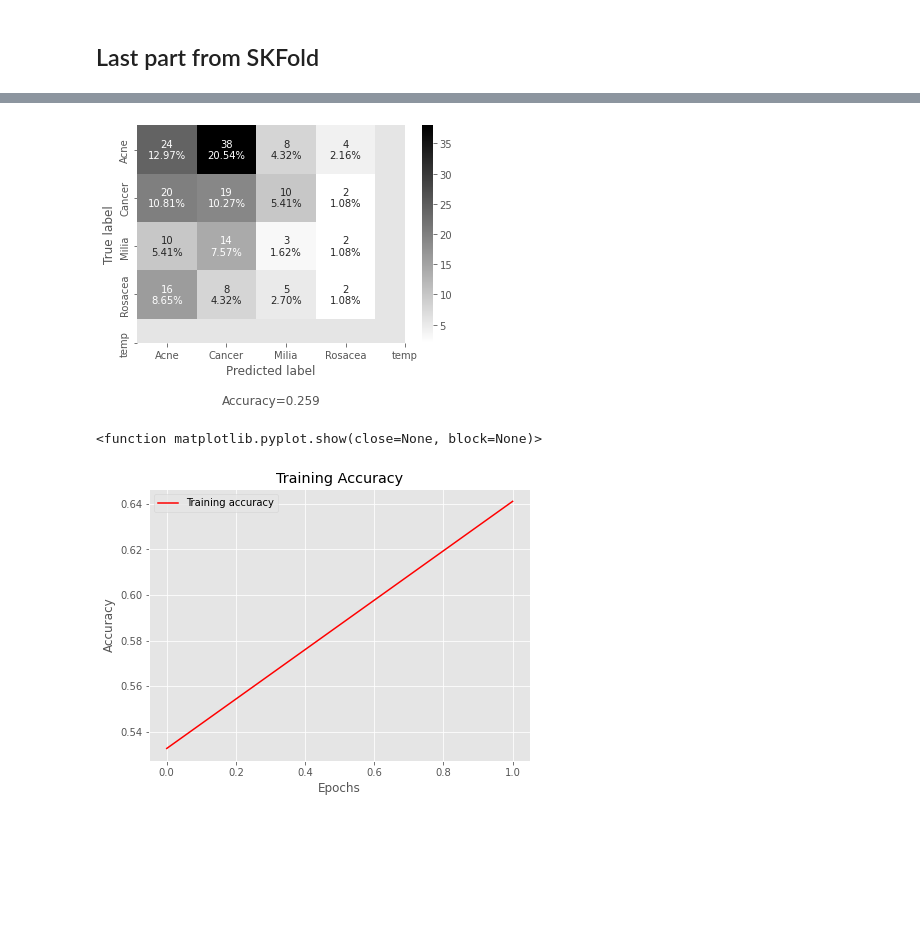
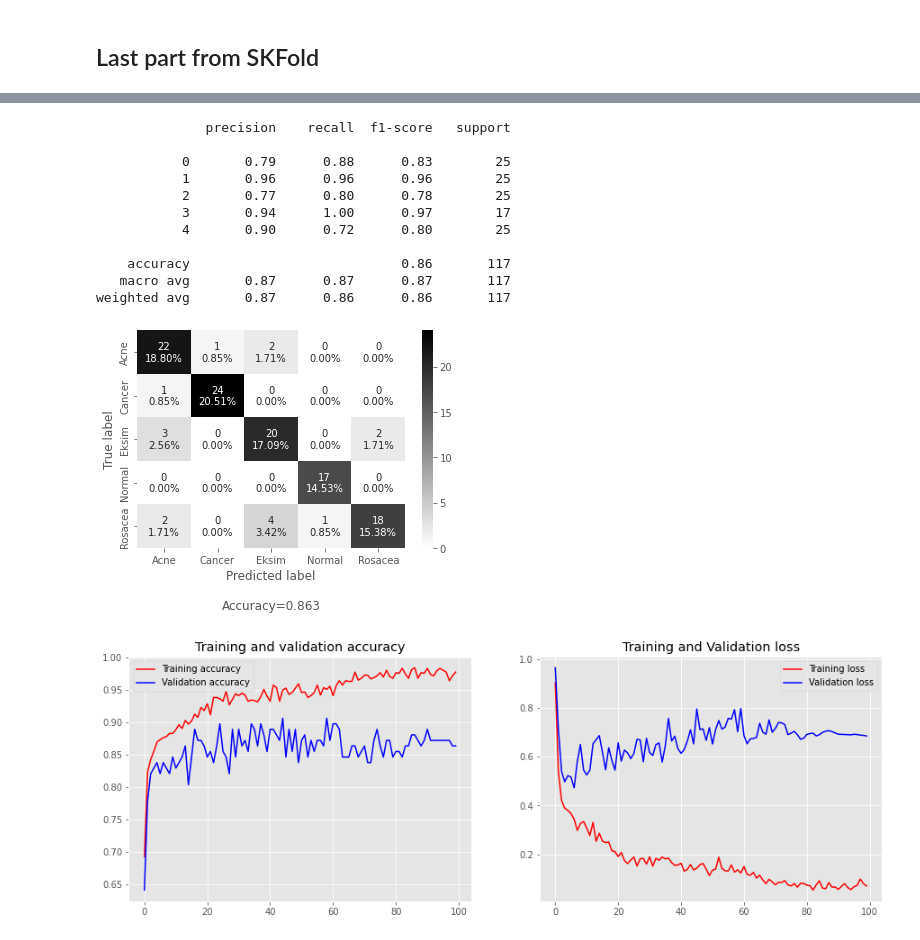
Before and after one commit to Albert-Setiawan/Capstone-Project-Machine-Learning, a Jupyter notebook: albert/SKUT Stratified K-Fold.ipynb, the cells around one changed output, grey strips where cells are left out. Cells and saved outputs as stored; diff of their text form; code cells hidden in the pictures; blank space fills up the shorter version.

```diff
--- a/albert/SKUT Stratified K-Fold.ipynb
+++ b/albert/SKUT Stratified K-Fold.ipynb
@@ -282,6 +286,6 @@ plt.show()
 # %%
 train_datagen = ImageDataGenerator(rotation_range=10,
-                                   zoom_range=0.1,
+                                   zoom_range=0.4,
                                    horizontal_flip=True,
                                    rescale=1/255,
                                    brightness_range=[0.4,1.5],
@@ -320,7 +324,7 @@ def load_pretrained_model(model_name, input_shape, include_top, weights, pooling
 # Define input to load_pretrained_model function #
 ##################################################
 
-n = 16 #Masukkan angka dari 0-16
+n = 8 #Masukkan angka dari 0-16
 model_name = list_model[n] #Tidak perlu diubah-ubah
 input_shape = (180,180, 3)
 include_top = False
@@ -362,8 +366,8 @@ def getModel():
 
     model.add(Flatten()),
     model.add(BatchNormalization()),
-    model.add(Dense(64, activation='relu')),
-    model.add(Dense(4, activation='softmax'))
+    model.add(Dense(128, activation='relu')),
+    model.add(Dense(5, activation='softmax'))
 
     return model
 # %%
@@ -666,8 +684,16 @@ train_generator = train_datagen.flow_from_dataframe(dataframe=X_train,
                                                           x_col="Image path",
                                                           y_col="Class",
                                                           target_size=(img_size, img_size),
-                                                          batch_size= 16,
+                                                          batch_size= 32,
                                                           seed = 2022)
+
+test_generator = test_datagen.flow_from_dataframe(dataframe=X_test,
+                                                  x_col="Image path",
+                                                  y_col="Class",
+                                                  target_size=(img_size, img_size),
+                                                  batch_size=1,
+                                                  seed = 2022,
+                                                  shuffle = False)
 
 last = getModel()
 last.compile(optimizer='adam', loss='categorical_crossentropy', metrics=['accuracy'])
@@ -675,7 +701,7 @@ last.compile(optimizer='adam', loss='categorical_crossentropy', metrics=['accura
 callbacks = [keras.callbacks.LearningRateScheduler(scheduler, verbose=1)]
 
 history_last = last.fit(train_generator,
-                         epochs=2,
-                         shuffle = True,
-                         callbacks = callbacks)
+                         epochs=100,
+                         callbacks = callbacks,
+                         validation_data = test_generator)
 # %% [output]
@@ -721,26 +741,50 @@ Found 185 validated image filenames belonging to 4 classes.
+# %%
+print(classification_report(test_generator.classes, yPredictions))
+# %% [output]
+              precision    recall  f1-score   support
+
+           0       0.79      0.88      0.83        25
+           1       0.96      0.96      0.96        25
+           2       0.77      0.80      0.78        25
+           3       0.94      1.00      0.97        17
+           4       0.90      0.72      0.80        25
+
+    accuracy                           0.86       117
+   macro avg       0.87      0.87      0.87       117
+weighted avg       0.87      0.86      0.86       117
 # %%
 import cf_matrix
+from sklearn.metrics import accuracy_score, precision_score, classification_report, confusion_matrix, f1_score, precision_recall_fscore_support
+from sklearn.metrics import plot_confusion_matrix, ConfusionMatrixDisplay
 
-categories = ['Acne', 'Cancer', 'Milia', 'Rosacea', 'temp']
+confusion_matrix = confusion_matrix(np.array(true_classes, dtype='int64'), np.array(yPredictions))
+categories = ['Acne', 'Cancer', 'Eksim', 'Normal', 'Rosacea']
 cf_matrix.make_confusion_matrix(confusion_matrix,
                                 categories=categories,
                                 cmap='binary')
 # %% [output]
-[figure, old version]
+[figure, new version]
 # %%
-# Plot the results
 acc = history_last.history['accuracy']
+val_acc = history_last.history['val_accuracy']
+loss = history_last.history['loss']
+val_loss = history_last.history['val_loss']
 
 epochs = range(len(acc))
 
 fig = plt.figure(figsize=(15, 5))
 plt.subplot(1,2,1)
 plt.plot(epochs, acc, 'r', label='Training accuracy')
-plt.xlabel('Epochs')
-plt.ylabel('Accuracy')
-plt.title('Training Accuracy')
+plt.plot(epochs, val_acc, 'b', label='Validation accuracy')
+plt.title('Training and validation accuracy')
 plt.legend(loc=0)
-plt.show
+
+plt.subplot(1,2,2)
+plt.plot(epochs, loss, 'r', label='Training loss')
+plt.plot(epochs, val_loss, 'b', label='Validation loss')
+plt.title('Training and Validation loss')
+plt.legend(loc=0)
+
+plt.show()
 # %% [output]
-<function matplotlib.pyplot.show(close=None, block=None)>
-[figure, old version]
+[figure, new version]
```
Also changed, not shown: parts of 21 cells of this notebook.
